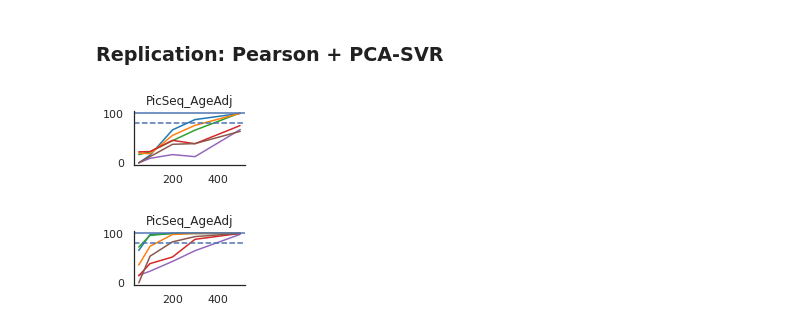
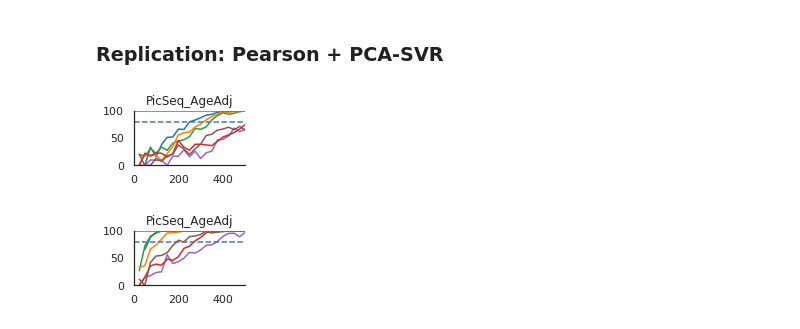
Before and after one commit to spisakt/BWAS_comment, a Jupyter notebook: plot_results_FC.ipynb, the cells around one changed output. Saved outputs shown, nothing was run; the diff lists cells and outputs as text; code cells hidden in the pictures.

```diff
--- a/plot_results_FC.ipynb
+++ b/plot_results_FC.ipynb
@@ -681,8 +681,8 @@ sns.set_style("white")
 # Replicability of:
 feature = 'netmats_pearson'
 model = "PCA_SVR"
-df = pd.read_csv('res/results_' + model + '.csv')
-df_null = pd.read_csv('res/results_null_' + model + '.csv')
+df = pd.read_csv('res/hires_results_' + model + '.csv')
+df_null = pd.read_csv('res/hires_results_null_' + model + '.csv')
 
 cols = ['tab:blue', 'tab:green', 'tab:orange', 'tab:purple', 'tab:red', 'tab:brown']
 for i_target, target in enumerate(['age', 'CogTotalComp_AgeAdj', 'PMAT24_A_CR', 'Flanker_AgeAdj', 'CardSort_AgeAdj', 'PicSeq_AgeAdj']):
@@ -691,14 +691,14 @@ for i_target, target in enumerate(['age', 'CogTotalComp_AgeAdj', 'PMAT24_A_CR',
 
     alpha=0.05
     power = np.zeros(len(tmp.n.unique()))
-    n_req = 1000
+    n_req = 600
     for i, n in enumerate(tmp.n.unique()):
             tmp2 = tmp[tmp.n == n]
             tmp2_null = tmp_null[tmp_null.n == n]
             r_discovery_threshold = np.quantile(tmp2_null.r_discovery_cv.dropna(), 1-alpha)
 
             power[i] = (tmp2['r_discovery_cv']>=r_discovery_threshold).sum() / len(tmp2['r_discovery_cv']) * 100
-            if power[i] >= 80 and n_req == 1000:
+            if power[i] >= 80 and n_req == 600:
                 n_req = n
 
     sample_size_needed.append(n_req)
@@ -709,5 +709,7 @@ for i_target, target in enumerate(['age', 'CogTotalComp_AgeAdj', 'PMAT24_A_CR',
 sns.despine()
 plt.axhline(80, linestyle = 'dashed')
 plt.axhline(100)
+plt.xlim(0,500)
+plt.ylim(0,100)
 plt.savefig('fig/power_all_' + feature + '_' + model + '.pdf')
 # %% [output]
@@ -721,8 +723,8 @@ sns.set_style("white")
 # Replicability of:
 feature = 'netmats_parcor'
 model = "Ridge"
-df = pd.read_csv('res/results_' + model + '.csv')
-df_null = pd.read_csv('res/results_null_' + model + '.csv')
+df = pd.read_csv('res/hires_results_' + model + '.csv')
+df_null = pd.read_csv('res/hires_results_null_' + model + '.csv')
 
 cols = ['tab:blue', 'tab:green', 'tab:orange', 'tab:purple', 'tab:red', 'tab:brown']
 for i_target, target in enumerate(['age', 'CogTotalComp_AgeAdj', 'PMAT24_A_CR', 'Flanker_AgeAdj', 'CardSort_AgeAdj', 'PicSeq_AgeAdj']):
@@ -731,14 +733,14 @@ for i_target, target in enumerate(['age', 'CogTotalComp_AgeAdj', 'PMAT24_A_CR',
 
     alpha=0.05
     power = np.zeros(len(tmp.n.unique()))
-    n_req = 1000
+    n_req = 600
     for i, n in enumerate(tmp.n.unique()):
             tmp2 = tmp[tmp.n == n]
             tmp2_null = tmp_null[tmp_null.n == n]
             r_discovery_threshold = np.quantile(tmp2_null.r_discovery_cv.dropna(), 1-alpha)
 
             power[i] = (tmp2['r_discovery_cv']>=r_discovery_threshold).sum() / len(tmp2['r_discovery_cv']) * 100
-            if power[i] >= 80 and n_req == 1000:
+            if power[i] >= 80 and n_req == 600:
                 n_req = n
 
     sample_size_needed.append(n_req)
@@ -749,5 +751,7 @@ for i_target, target in enumerate(['age', 'CogTotalComp_AgeAdj', 'PMAT24_A_CR',
 sns.despine()
 plt.axhline(80, linestyle = 'dashed')
 plt.axhline(100)
+plt.xlim(0,500)
+plt.ylim(0,100)
 plt.savefig('fig/power_all_' + feature + '_' + model + '.pdf')
 # %% [output]
@@ -793,8 +811,8 @@ sns.set_style("white")
 # Replicability of:
 feature = 'netmats_pearson'
 model = "PCA_SVR"
-df = pd.read_csv('res/results_' + model + '.csv')
-df_null = pd.read_csv('res/results_null_' + model + '.csv')
+df = pd.read_csv('res/hires_results_' + model + '.csv')
+df_null = pd.read_csv('res/hires_results_null_' + model + '.csv')
 
 cols = ['tab:blue', 'tab:green', 'tab:orange', 'tab:purple', 'tab:red', 'tab:brown']
 for i_target, target in enumerate(['age', 'CogTotalComp_AgeAdj', 'PMAT24_A_CR', 'Flanker_AgeAdj', 'CardSort_AgeAdj', 'PicSeq_AgeAdj']):
@@ -803,36 +821,38 @@ for i_target, target in enumerate(['age', 'CogTotalComp_AgeAdj', 'PMAT24_A_CR',
 
     alpha=0.05
     replication_prob = np.zeros(len(tmp.n.unique()))
-    n_req = 1000
+    n_req = 600
     for i, n in enumerate(tmp.n.unique()):
             tmp2 = tmp[tmp.n == n]
             tmp2_null = tmp_null[tmp_null.n == n]
             r_discovery_threshold = np.quantile(tmp2_null.r_discovery_cv.dropna(), 1-alpha)
 
             if (tmp2['r_discovery_cv']>=r_discovery_threshold).sum() == 0:
                 replication_prob[i] = np.nan
             else:
                  #      #(significant replications among significant discoveries)     / # significant replications
                 replication_prob[i] = (tmp2.loc[tmp2['r_discovery_cv']>=r_discovery_threshold,'p_replication']<alpha).sum() / (tmp2['r_discovery_cv']>=r_discovery_threshold).sum() * 100
 
-            if replication_prob[i] >= 80 and n_req == 1000:
+            if replication_prob[i] >= 80 and n_req == 600:
                 n_req = n
 
     sample_size_needed.append(n_req)
     variable.append(target)
     method.append(feature + '_' + model)
 
     sample_size_needed.append(n_req)
     variable.append(target)
     method.append(feature + '_' + model)
 
     sns.lineplot(x=tmp.n.unique(), y=replication_prob, color=cols[i_target]).set(title=target)
 sns.despine()
 plt.axhline(80, linestyle = 'dashed')
 plt.axhline(100)
+plt.xlim(0,500)
+plt.ylim(0,100)
 plt.savefig('fig/replication_all_' + feature + '_' + model + '.pdf')
 # %% [output]
-[figure, old version]
+[figure, new version]
 # %%
 import numpy as np
 sns.set(rc={"figure.figsize":(2, 1)})
@@ -840,8 +860,8 @@ sns.set_style("white")
 # Replicability of:
 feature = 'netmats_parcor'
 model = "Ridge"
-df = pd.read_csv('res/results_' + model + '.csv')
-df_null = pd.read_csv('res/results_null_' + model + '.csv')
+df = pd.read_csv('res/hires_results_' + model + '.csv')
+df_null = pd.read_csv('res/hires_results_null_' + model + '.csv')
 
 cols = ['tab:blue', 'tab:green', 'tab:orange', 'tab:purple', 'tab:red', 'tab:brown']
 for i_target, target in enumerate(['age', 'CogTotalComp_AgeAdj', 'PMAT24_A_CR', 'Flanker_AgeAdj', 'CardSort_AgeAdj', 'PicSeq_AgeAdj']):
@@ -850,7 +870,7 @@ for i_target, target in enumerate(['age', 'CogTotalComp_AgeAdj', 'PMAT24_A_CR',
 
     alpha=0.05
     replication_prob = np.zeros(len(tmp.n.unique()))
-    n_req = 1000
+    n_req = 600
     for i, n in enumerate(tmp.n.unique()):
             tmp2 = tmp[tmp.n == n]
             tmp2_null = tmp_null[tmp_null.n == n]
@@ -862,7 +882,7 @@ for i_target, target in enumerate(['age', 'CogTotalComp_AgeAdj', 'PMAT24_A_CR',
                  #      #(significant replications among significant discoveries)     / # significant replications
                 replication_prob[i] = (tmp2.loc[tmp2['r_discovery_cv']>=r_discovery_threshold,'p_replication']<alpha).sum() / (tmp2['r_discovery_cv']>=r_discovery_threshold).sum() * 100
 
-            if replication_prob[i] >= 80 and n_req == 1000:
+            if replication_prob[i] >= 80 and n_req == 600:
                 n_req = n
 
     sample_size_needed.append(n_req)
@@ -873,9 +893,11 @@ for i_target, target in enumerate(['age', 'CogTotalComp_AgeAdj', 'PMAT24_A_CR',
 sns.despine()
 plt.axhline(80, linestyle = 'dashed')
 plt.axhline(100)
+plt.xlim(0,500)
+plt.ylim(0,100)
 plt.savefig('fig/replication_all_' + feature + '_' + model + '.pdf')
 # %% [output]
-[figure, old version]
+[figure, new version]
 # %%
 sns.set(rc={"figure.figsize":(2, 2)})
 sns.set_style("white")
```
Also changed, not shown: parts of 4 cells of this notebook, 15 other files.
